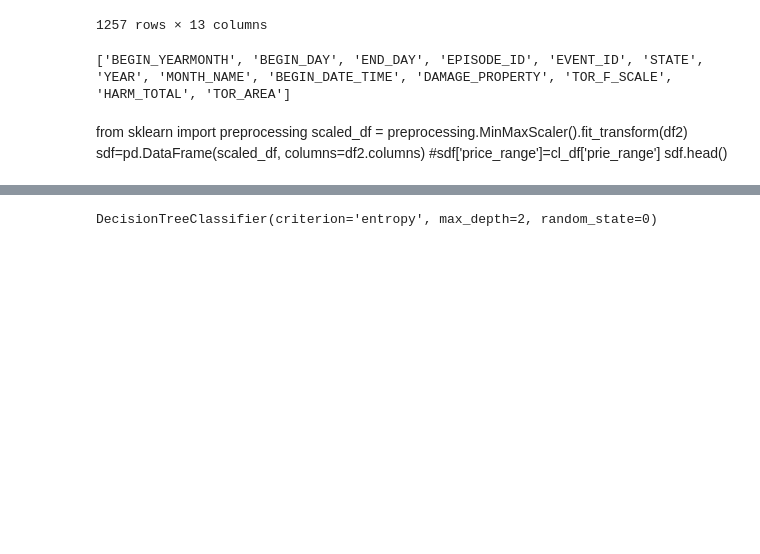
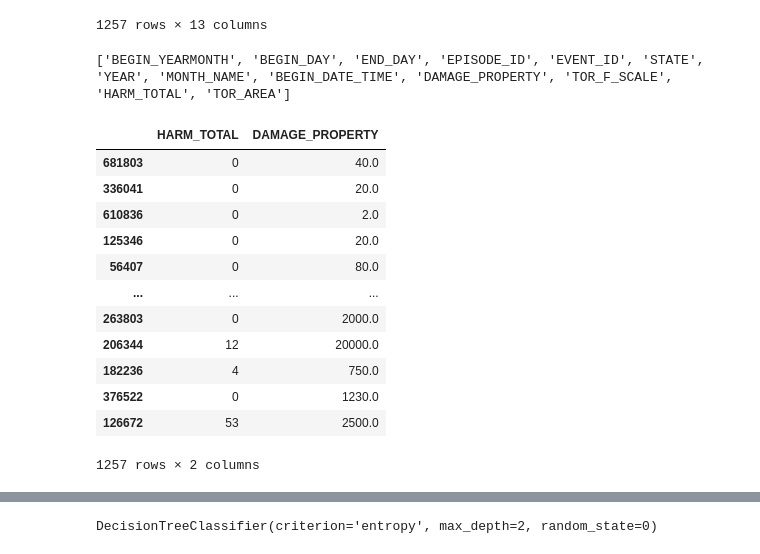
Before and after one commit to saiT1108/DS_project, a Jupyter notebook: main.ipynb, the cells around one changed output, grey strips where cells are left out. Saved outputs shown, nothing was run; the diff lists cells and outputs as text; code cells hidden in the pictures; blank space fills up the shorter version.

```diff
--- a/main.ipynb
+++ b/main.ipynb
@@ -149,9 +149,20 @@ for (columnName, columnData) in sampled_df.iteritems():
 print(cont_features)
 # %% [output]
 ['BEGIN_YEARMONTH', 'BEGIN_DAY', 'END_DAY', 'EPISODE_ID', 'EVENT_ID', 'STATE', 'YEAR', 'MONTH_NAME', 'BEGIN_DATE_TIME', 'DAMAGE_PROPERTY', 'TOR_F_SCALE', 'HARM_TOTAL', 'TOR_AREA']
-# %% [markdown]
-from sklearn import preprocessing
-scaled_df = preprocessing.MinMaxScaler().fit_transform(df2)
-sdf=pd.DataFrame(scaled_df, columns=df2.columns)
-#sdf['price_range']=cl_df['prie_range']
-sdf.head()
+# %%
+ndf2 = sampled_df[['HARM_TOTAL', 'DAMAGE_PROPERTY']].copy()
+ndf2
+# %% [output]
+|  | HARM_TOTAL | DAMAGE_PROPERTY |
+| 681803 | 0 | 40.0 |
+| 336041 | 0 | 20.0 |
+| 610836 | 0 | 2.0 |
+| 125346 | 0 | 20.0 |
+| 56407 | 0 | 80.0 |
+| ... | ... | ... |
+| 263803 | 0 | 2000.0 |
+| 206344 | 12 | 20000.0 |
+| 182236 | 4 | 750.0 |
+| 376522 | 0 | 1230.0 |
+| 126672 | 53 | 2500.0 |
+1257 rows × 2 columns
```
Also changed, not shown: parts of 7 cells of this notebook.
